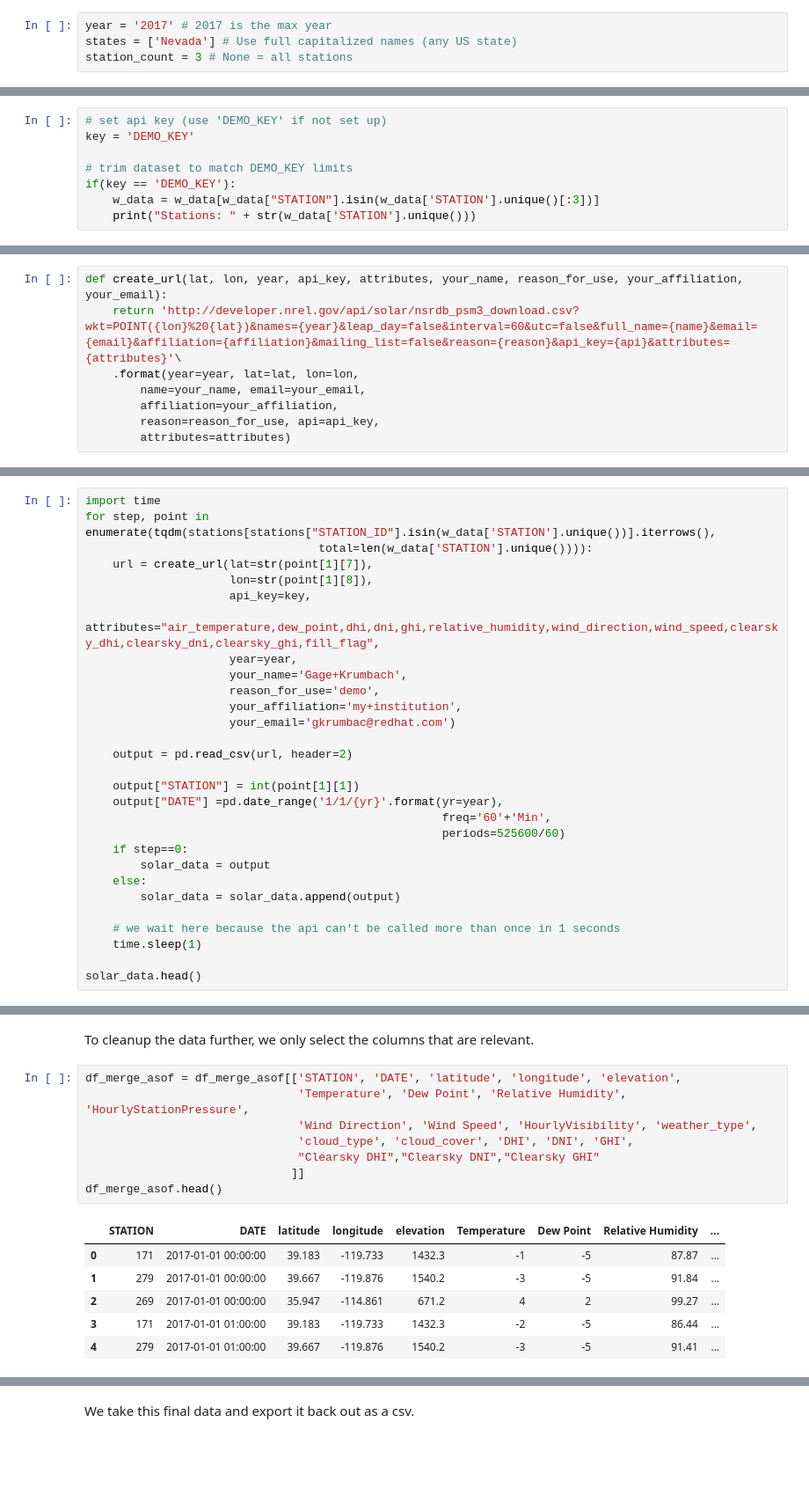
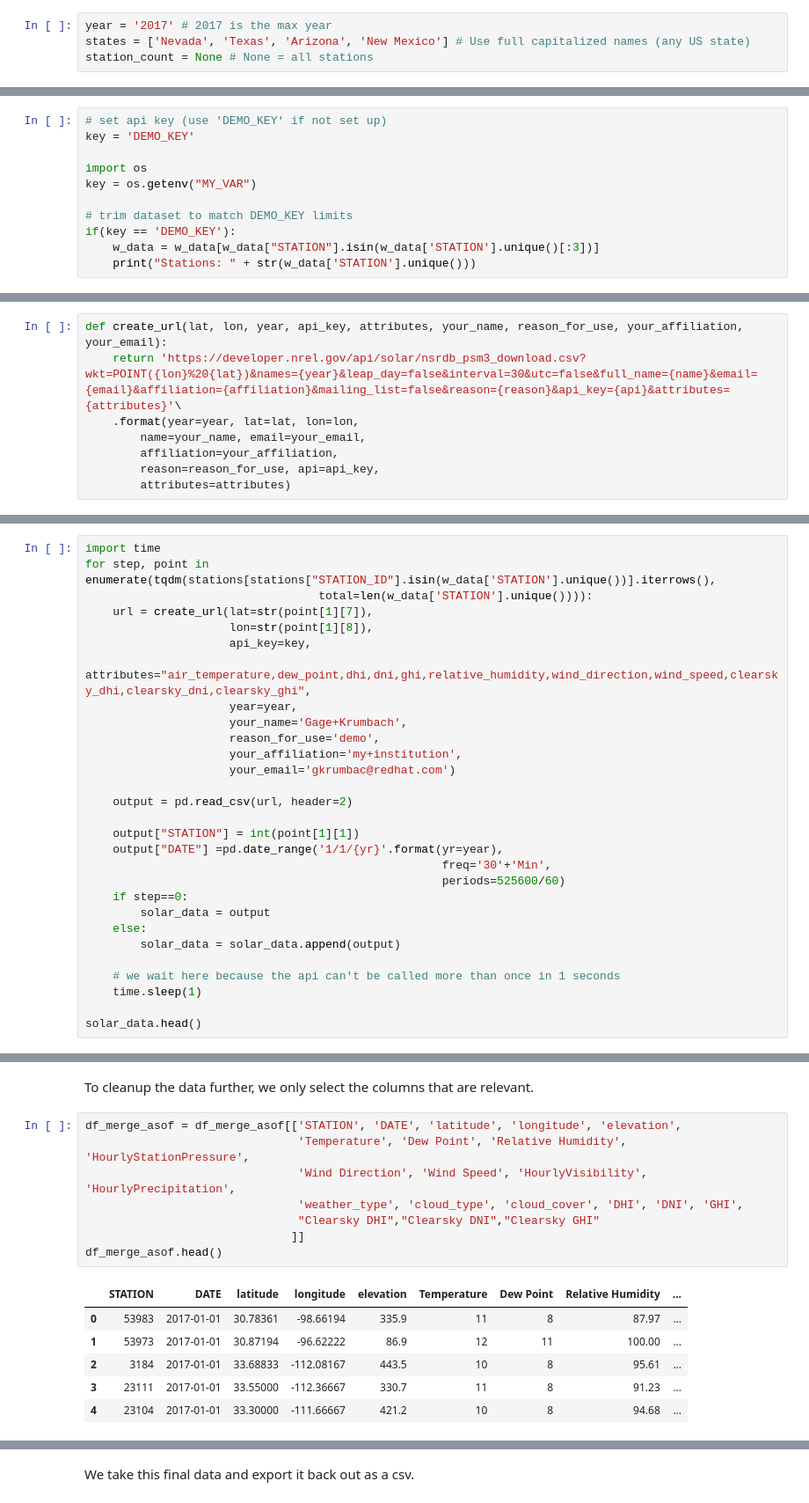
Before and after one commit to Gkrumbach07/solar_forecaster, a Jupyter notebook: 00-build-dataset.ipynb, the cells around one changed output, grey strips where cells are left out. Shown: that part at 88% size. Saved outputs shown, nothing was run; the diff lists cells and outputs as text; blank space fills up the shorter version.

```diff
--- a/00-build-dataset.ipynb
+++ b/00-build-dataset.ipynb
@@ -10,8 +10,8 @@ for major weather stations in the US. Primarily what we are looking for is cloud
 To begin, first we need to set the parameter variables for selecting our data.
 # %%
 year = '2017' # 2017 is the max year
-states = ['Nevada'] # Use full capitalized names (any US state)
-station_count = 3 # None = all stations
+states = ['Nevada', 'Texas', 'Arizona', 'New Mexico'] # Use full capitalized names (any US state)
+station_count = None # None = all stations
 # %% [markdown]
 Now we can set up the url path and the station metadata that will be used after to extract the raw data using Pandas.
 # %%
@@ -137,6 +132,9 @@ We will be using the Physical Solar Model ([PSM](https://nsrdb.nrel.gov/about/u-
 # %%
 # set api key (use 'DEMO_KEY' if not set up)
 key = 'DEMO_KEY'
+
+import os
+key = os.getenv("MY_VAR")
 
 # trim dataset to match DEMO_KEY limits
 if(key == 'DEMO_KEY'):
@@ -148,7 +144,7 @@ Stations: [171 269 279]
 Because the api only allows us to get one location per call, we will need to complete a series of calls. First we will create a function to create the urls.
 # %%
 def create_url(lat, lon, year, api_key, attributes, your_name, reason_for_use, your_affiliation, your_email):
-    return 'http://developer.nrel.gov/api/solar/nsrdb_psm3_download.csv?wkt=POINT({lon}%20{lat})&names={year}&leap_day=false&interval=60&utc=false&full_name={name}&email={email}&affiliation={affiliation}&mailing_list=false&reason={reason}&api_key={api}&attributes={attributes}'\
+    return 'https://developer.nrel.gov/api/solar/nsrdb_psm3_download.csv?wkt=POINT({lon}%20{lat})&names={year}&leap_day=false&interval=30&utc=false&full_name={name}&email={email}&affiliation={affiliation}&mailing_list=false&reason={reason}&api_key={api}&attributes={attributes}'\
     .format(year=year, lat=lat, lon=lon,
         name=your_name, email=your_email,
         affiliation=your_affiliation,
@@ -163,7 +159,7 @@ for step, point in enumerate(tqdm(stations[stations["STATION_ID"].isin(w_data['S
     url = create_url(lat=str(point[1][7]),
                      lon=str(point[1][8]),
                      api_key=key,
-                     attributes="air_temperature,dew_point,dhi,dni,ghi,relative_humidity,wind_direction,wind_speed,clearsky_dhi,clearsky_dni,clearsky_ghi,fill_flag",
+                     attributes="air_temperature,dew_point,dhi,dni,ghi,relative_humidity,wind_direction,wind_speed,clearsky_dhi,clearsky_dni,clearsky_ghi",
                      year=year,
                      your_name='Gage+Krumbach',
                      reason_for_use='demo',
@@ -174,7 +170,7 @@ for step, point in enumerate(tqdm(stations[stations["STATION_ID"].isin(w_data['S
 
     output["STATION"] = int(point[1][1])
     output["DATE"] =pd.date_range('1/1/{yr}'.format(yr=year),
-                                                    freq='60'+'Min',
+                                                    freq='30'+'Min',
                                                     periods=525600/60)
     if step==0:
         solar_data = output
@@ -258,15 +254,15 @@ To cleanup the data further, we only select the columns that are relevant.
 # %%
 df_merge_asof = df_merge_asof[['STATION', 'DATE', 'latitude', 'longitude', 'elevation',
                                'Temperature', 'Dew Point', 'Relative Humidity', 'HourlyStationPressure',
-                               'Wind Direction', 'Wind Speed', 'HourlyVisibility', 'weather_type',
-                               'cloud_type', 'cloud_cover', 'DHI', 'DNI', 'GHI',
+                               'Wind Direction', 'Wind Speed', 'HourlyVisibility', 'HourlyPrecipitation',
+                               'weather_type', 'cloud_type', 'cloud_cover', 'DHI', 'DNI', 'GHI',
                                "Clearsky DHI","Clearsky DNI","Clearsky GHI"
                               ]]
 df_merge_asof.head()
 # %% [output]
 |  | STATION | DATE | latitude | longitude | elevation | Temperature | Dew Point | Relative Humidity | ... |
-| 0 | 171 | 2017-01-01 00:00:00 | 39.183 | -119.733 | 1432.3 | -1 | -5 | 87.87 | ... |
-| 1 | 279 | 2017-01-01 00:00:00 | 39.667 | -119.876 | 1540.2 | -3 | -5 | 91.84 | ... |
-| 2 | 269 | 2017-01-01 00:00:00 | 35.947 | -114.861 | 671.2 | 4 | 2 | 99.27 | ... |
-| 3 | 171 | 2017-01-01 01:00:00 | 39.183 | -119.733 | 1432.3 | -2 | -5 | 86.44 | ... |
-| 4 | 279 | 2017-01-01 01:00:00 | 39.667 | -119.876 | 1540.2 | -3 | -5 | 91.41 | ... |
+| 0 | 53983 | 2017-01-01 | 30.78361 | -98.66194 | 335.9 | 11 | 8 | 87.97 | ... |
+| 1 | 53973 | 2017-01-01 | 30.87194 | -96.62222 | 86.9 | 12 | 11 | 100.00 | ... |
+| 2 | 3184 | 2017-01-01 | 33.68833 | -112.08167 | 443.5 | 10 | 8 | 95.61 | ... |
+| 3 | 23111 | 2017-01-01 | 33.55000 | -112.36667 | 330.7 | 11 | 8 | 91.23 | ... |
+| 4 | 23104 | 2017-01-01 | 33.30000 | -111.66667 | 421.2 | 10 | 8 | 94.68 | ... |
```
Also changed, not shown: parts of 9 cells of this notebook, 11 other files.
